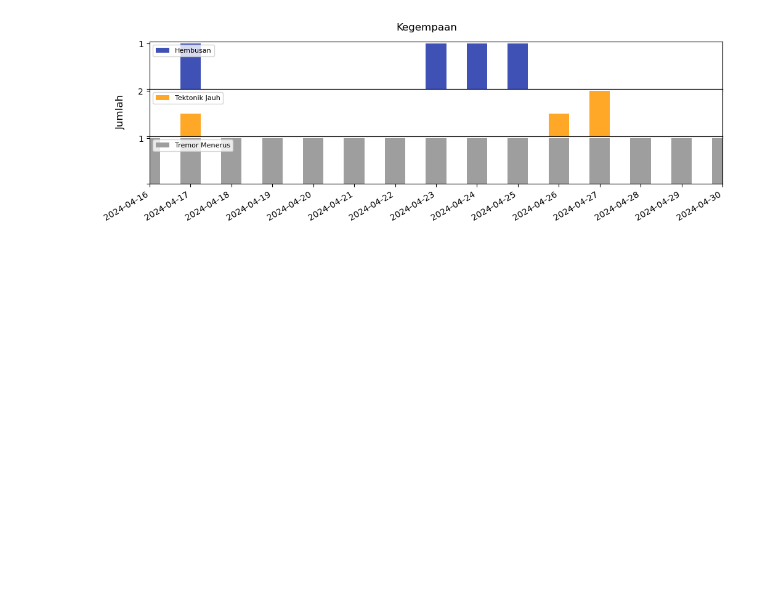
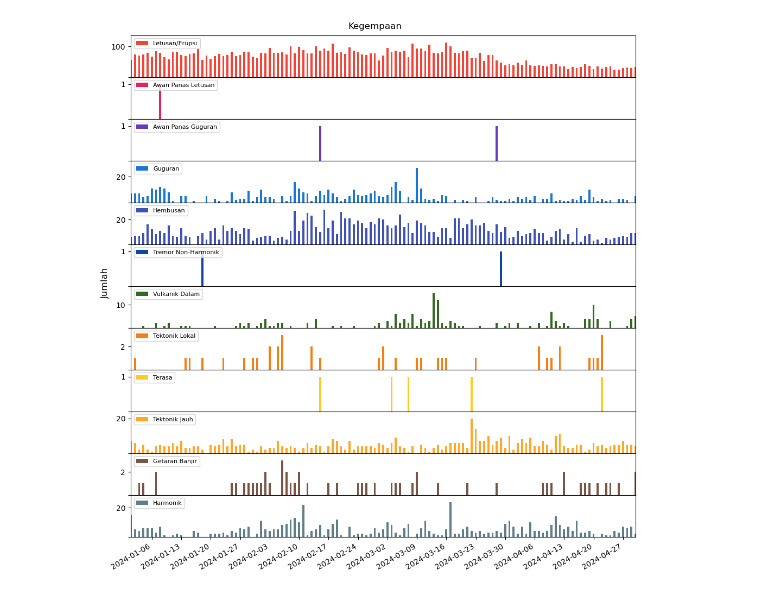
Before and after one commit to martanto/ssam-ew, a Jupyter notebook: magma.ipynb, the cells around one changed output. Saved outputs shown, nothing was run; the diff lists cells and outputs as text; code cells hidden in the pictures; blank space fills up the shorter version.

```diff
--- a/magma.ipynb
+++ b/magma.ipynb
@@ -21,7 +23,7 @@ magma.plot()
 # %%
-csv_magma = os.path.join(os.getcwd(), 'output', 'magma_DEM_2024-04-16_2024-04-30.csv')
+csv_magma = os.path.join(os.getcwd(), 'output', 'magma_SMR_2024-01-01_2024-04-30.csv')
 df = pd.read_csv(csv_magma, index_col='date', parse_dates=True)
 
-magma_static = Magma.plot_from_df(df)
+magma_static = Magma.plot_from_df(df, interval=7)
 # %% [output]
-[figure, old version]
+[figure, new version]
```
Also changed, not shown: parts of 2 cells of this notebook, 3 other files.
